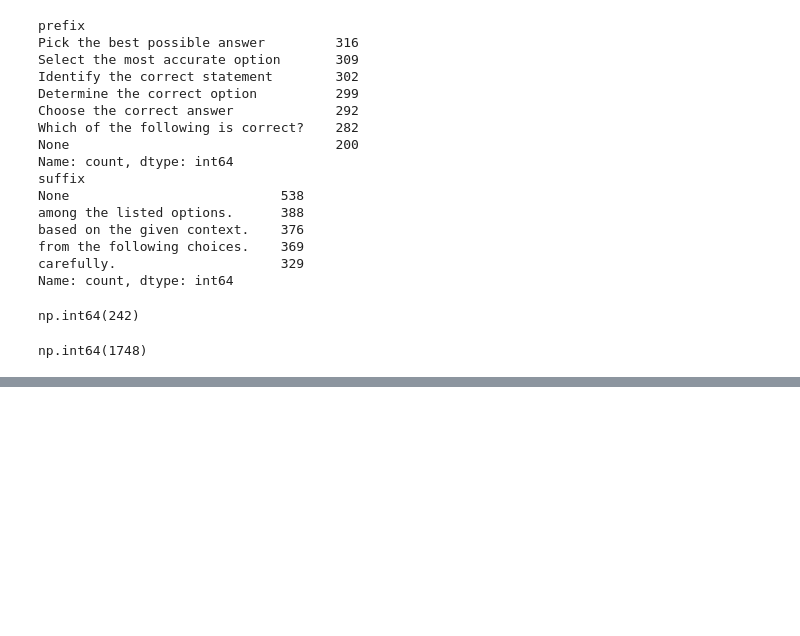
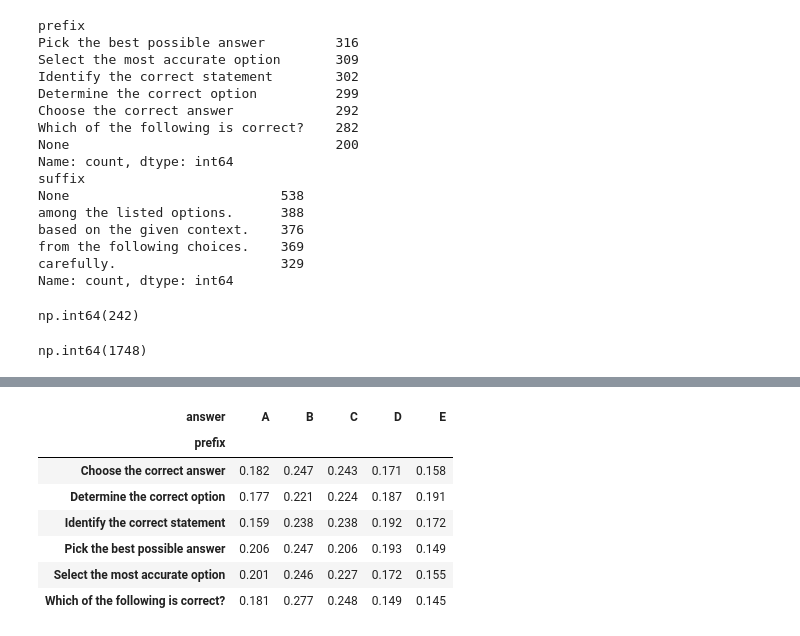
Before and after one commit to ItisPratham/dl-genai-project-26-t2, a Jupyter notebook: notebooks/EDA.ipynb, the cells around one changed output, grey strips where cells are left out. Saved outputs shown, nothing was run; the diff lists cells and outputs as text; code cells hidden in the pictures; blank space fills up the shorter version.

```diff
--- a/notebooks/EDA.ipynb
+++ b/notebooks/EDA.ipynb
@@ -283,0 +295,8 @@ Name: correct_text, dtype: int64
+# %%
+def option_set(row):
+    return frozenset(row[o] for o in ['A', 'B', 'C', 'D', 'E'])
+
+df['option_set'] = df.apply(option_set, axis=1)
+
+unique_sets_per_question = df.groupby('question')['option_set'].nunique()
+unique_sets_per_question.value_counts().sort_index()
@@ -283,0 +362,11 @@ Name: correct_text, dtype: int64
+# %%
+df.groupby('prefix')['answer'].value_counts(normalize=True).unstack().round(3)
+# %% [output]
+| answer | A | B | C | D | E |
+| prefix |  |  |  |  |  |
+| Choose the correct answer | 0.182 | 0.247 | 0.243 | 0.171 | 0.158 |
+| Determine the correct option | 0.177 | 0.221 | 0.224 | 0.187 | 0.191 |
+| Identify the correct statement | 0.159 | 0.238 | 0.238 | 0.192 | 0.172 |
+| Pick the best possible answer | 0.206 | 0.247 | 0.206 | 0.193 | 0.149 |
+| Select the most accurate option | 0.201 | 0.246 | 0.227 | 0.172 | 0.155 |
+| Which of the following is correct? | 0.181 | 0.277 | 0.248 | 0.149 | 0.145 |
```
Also changed, not shown: parts of 18 cells of this notebook, 1 other file.
